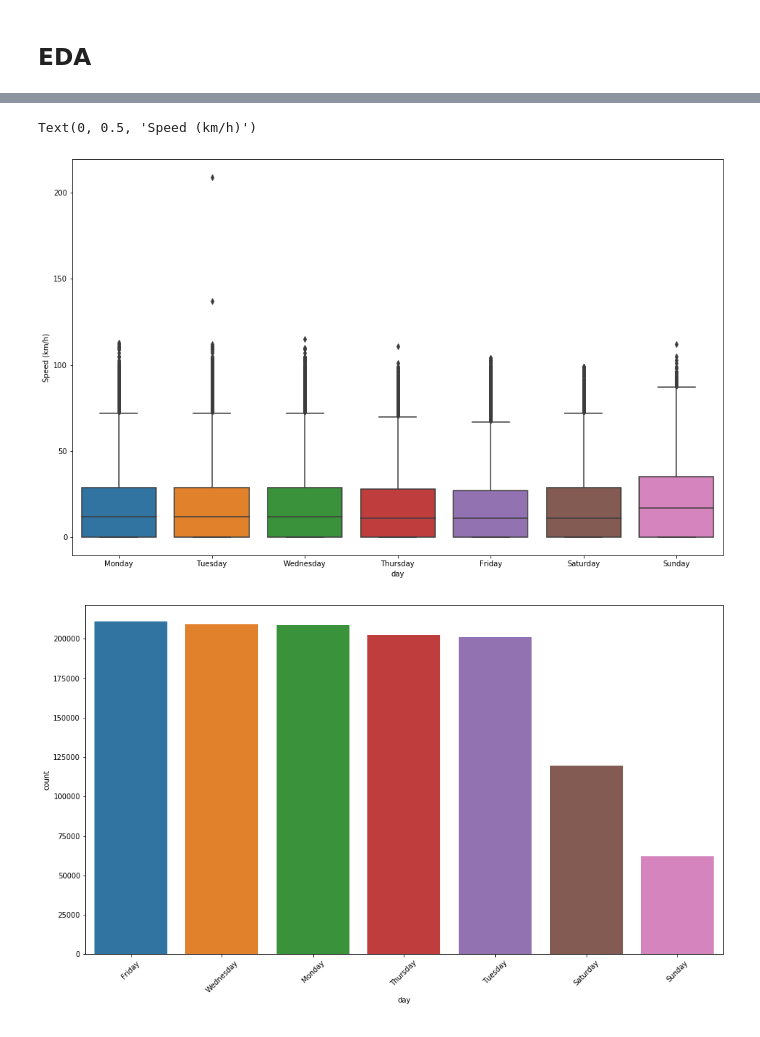
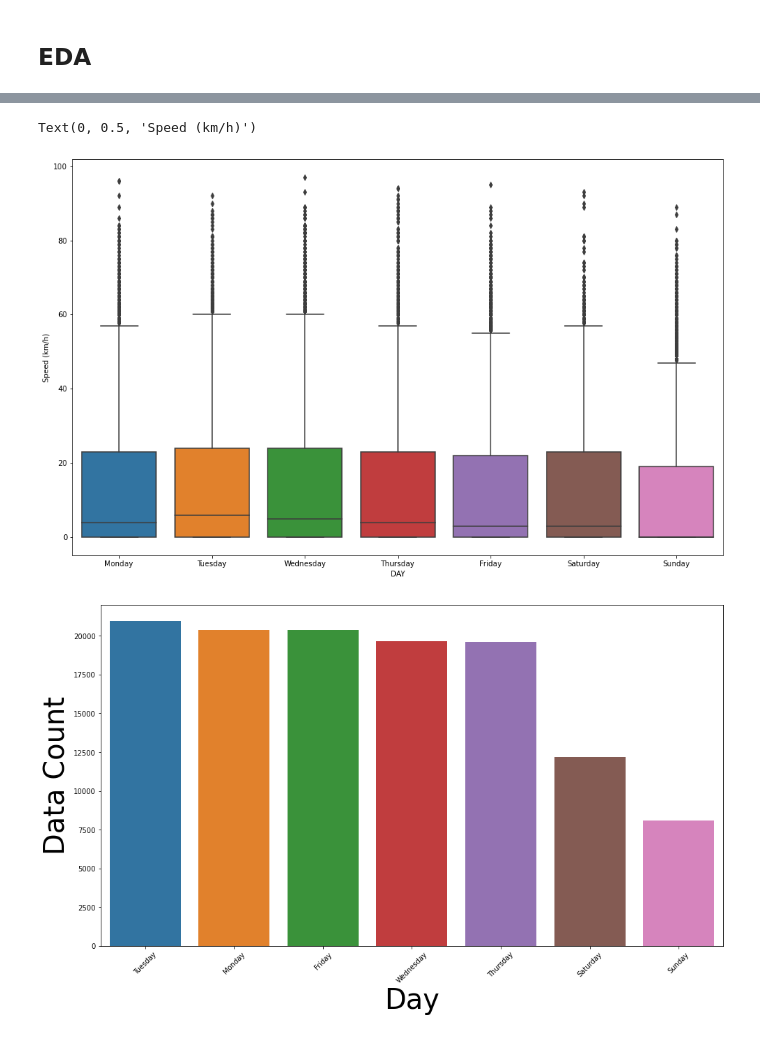
Before and after one commit to AlejoB13C/rastreo-satelital, a Jupyter notebook: notebooks/InDepthEDA.ipynb, the cells around one changed output, grey strips where cells are left out. Cells and saved outputs as stored; diff of their text form; code cells hidden in the pictures.

```diff
--- a/notebooks/InDepthEDA.ipynb
+++ b/notebooks/InDepthEDA.ipynb
@@ -18,0 +17,6 @@ df = cx.read_sql(f'mysql://{USER}:{PASS}@{HOST}/{DB}','SELECT * FROM rastreo_sat
+# %%
+query = '''
+SELECT * FROM rastreo_satelital_v2 LIMIT 500000
+'''
+df = cx.read_sql(f"mysql://{USER}:{PASS}@{HOST}/{DB}", query, partition_on='ID', partition_num=8)
+df.info()
@@ -121,24 +146,22 @@ df.head()
 # %%
 def GetEdgeAndRoadType(G,row):
-    lat = row['LATITUDE']
-    lon = row['LONGITUDE']
-    edge = ox.distance.nearest_edges(G,lon,lat, interpolate=None, return_dist=False)
+    edge = row['EDGE']
     road = G.edges[edge]['highway']
-    print(road)
-    return edge, road
+    return road
 G = ox.graph_from_place("Bogota, Colombia", network_type="drive")
 
 # df[['EDGE','ROADTYPE']] = df.apply(lambda row: GetEdgeAndRoadType(G,row),axis=1)
 df['EDGE'] = ox.distance.nearest_edges(G,df['LONGITUDE'],df['LATITUDE'], interpolate=None, return_dist=False)
+df['ROADTYPE'] = df.apply(lambda row: GetEdgeAndRoadType(G,row),axis=1)
 # %% [output]
   dists = geoms.iloc[list(rtree.nearest(xy, num_results=10))].distance(Point(xy))
 # %% [markdown]
 ## EDA
 # %%
 fig, ax = plt.subplots(figsize=(16,9))
-ax.hist(df.Speed,alpha=0.5,density=True)
-kde = stats.gaussian_kde(df.Speed)
-x = np.linspace(min(df.Speed),max(df.Speed),1000)
+ax.hist(df['SPEED'],alpha=0.5,density=True)
+kde = stats.gaussian_kde(df['SPEED'])
+x = np.linspace(min(df['SPEED']),max(df['SPEED']),1000)
 ax.plot(x,kde(x),ls = '-',color = 'r',label = 'KDE')
 fig.suptitle('Speed Distribution')
 ax.set_xlabel('Speed (km/h)')
@@ -168,21 +191,24 @@ Text(0.5, 0, 'Speed (km/h)')
 # %%
 fig,ax = plt.subplots(figsize=(16,10))
-sns.boxplot(x='day',y='Speed',data=df,ax=ax)
+sns.boxplot(x='DAY',y='SPEED',data=df,ax=ax)
 labels = ax.get_xticklabels()
 labels = [DayTransform[int(float(x.get_text()))] for x in labels]
 ax.set_xticklabels(labels)
 ax.set_ylabel('Speed (km/h)')
 # %% [output]
 Text(0, 0.5, 'Speed (km/h)')
-[figure, old version]
+[figure, new version]
 # %%
 fig,ax = plt.subplots(figsize=(16,9))
-sns.countplot(data = df, x='day',ax=ax,order = df.day.value_counts().index)
+sns.countplot(data = df, x='DAY',ax=ax,order = df.DAY.value_counts().index)
 labels = ax.get_xticklabels()
 labels = [DayTransform[int(float(x.get_text()))] for x in labels]
 ax.set_xticklabels(labels)
 ax.tick_params(axis='x', labelrotation=45)
+ax.set_ylabel('Data Count',fontsize=40)
+ax.set_xlabel('Day',fontsize=40)
+fig.savefig('ImagesEDA/datacountperday.png',bbox_inches='tight')
 # %% [output]
-[figure, old version]
+[figure, new version]
 # %%
 values1=['Fontibón', 'Kennedy', 'Suba', 'Engativá', 'Barrios Unidos']
```
Also changed, not shown: parts of 15 cells of this notebook, 1 other file.
